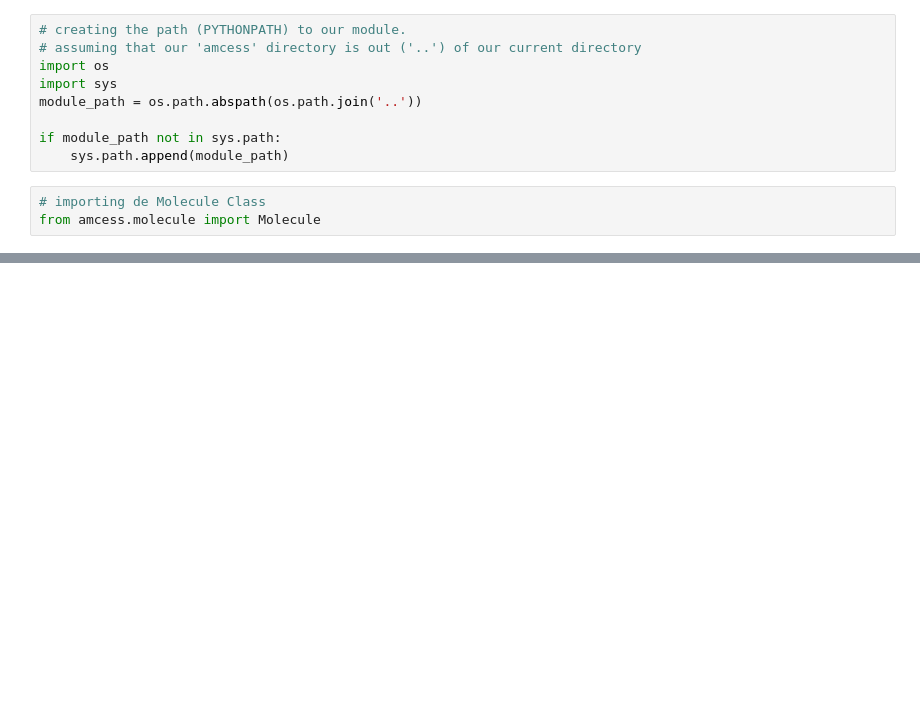
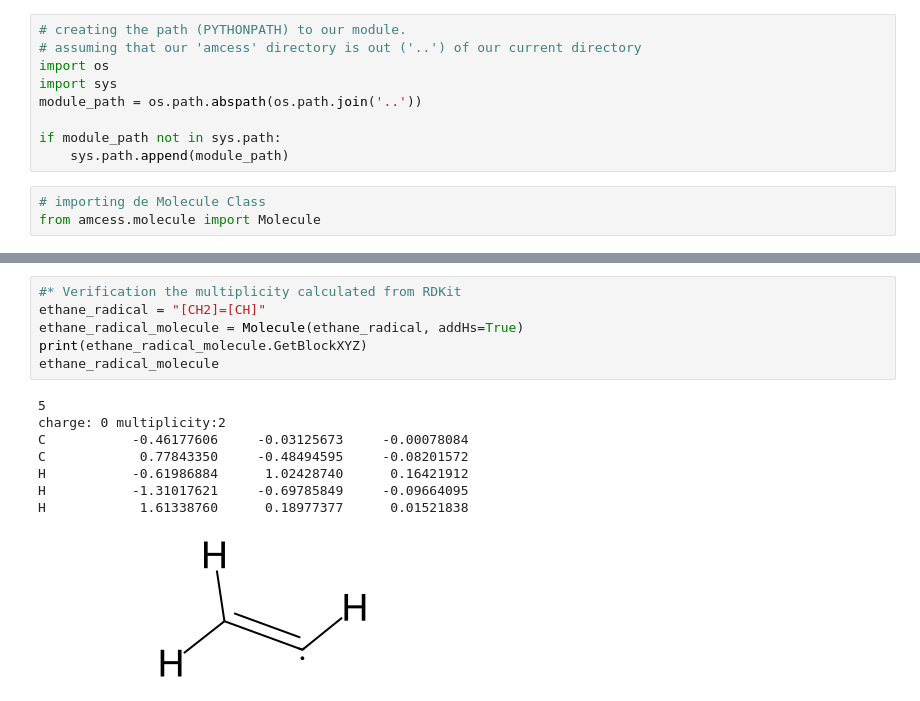
Before and after one commit to e-florez/amcess, a Jupyter notebook: workflow/08_rdkit.ipynb, the cells around one changed output, grey strips where cells are left out. Saved outputs shown, nothing was run; the diff lists cells and outputs as text; blank space fills up the shorter version.

```diff
--- a/workflow/08_rdkit.ipynb
+++ b/workflow/08_rdkit.ipynb
@@ -12,0 +97,15 @@ from amcess.molecule import Molecule
+# %%
+#* Verification the multiplicity calculated from RDKit
+ethane_radical = "[CH2]=[CH]"
+ethane_radical_molecule = Molecule(ethane_radical, addHs=True)
+print(ethane_radical_molecule.GetBlockXYZ)
+ethane_radical_molecule
+# %% [output]
+5
+charge: 0 multiplicity:2
+C           -0.46177606     -0.03125673     -0.00078084
+C            0.77843350     -0.48494595     -0.08201572
+H           -0.61986884      1.02428740      0.16421912
+H           -1.31017621     -0.69785849     -0.09664095
+H            1.61338760      0.18977377      0.01521838
+[figure, added]
```
Also changed, not shown: parts of 20 cells of this notebook, 2 other files.
